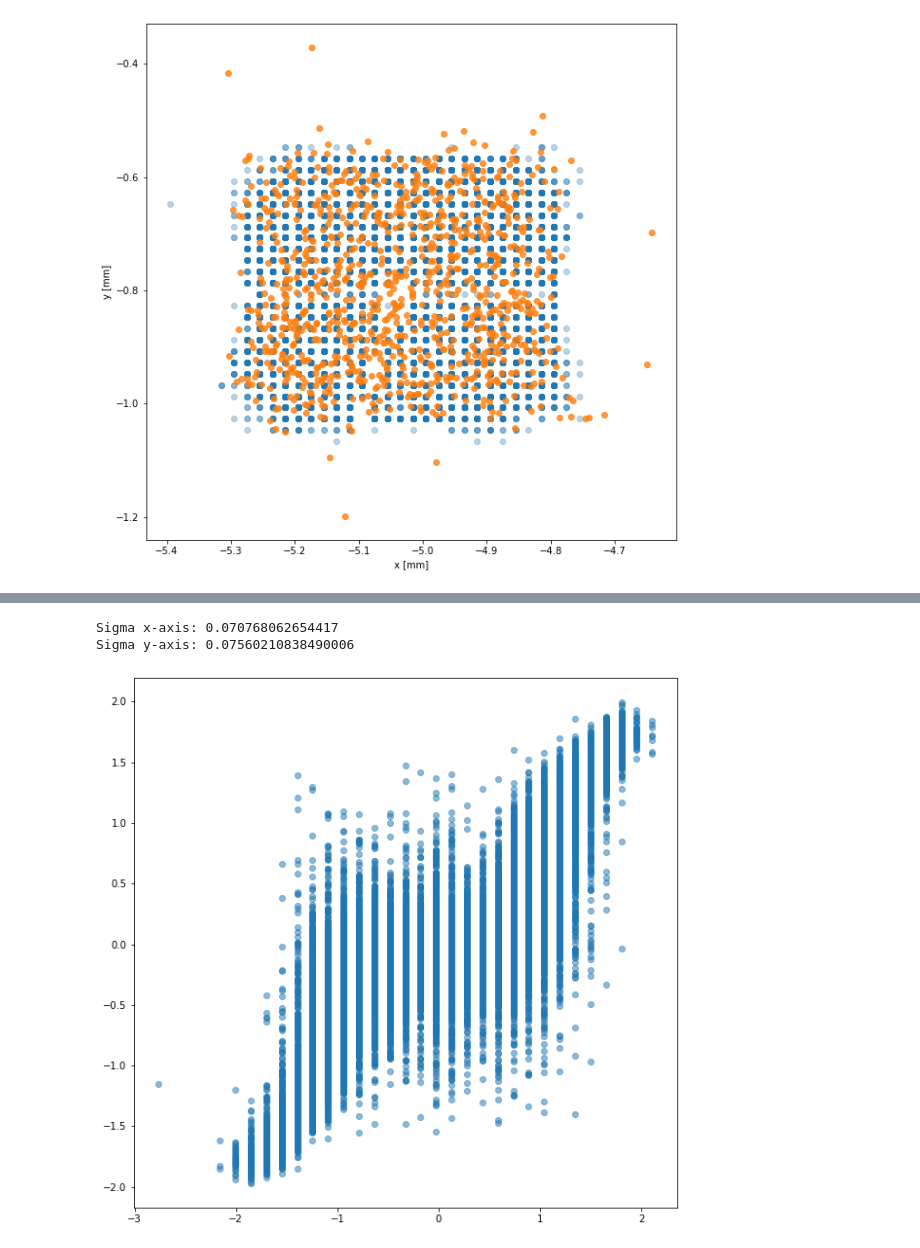
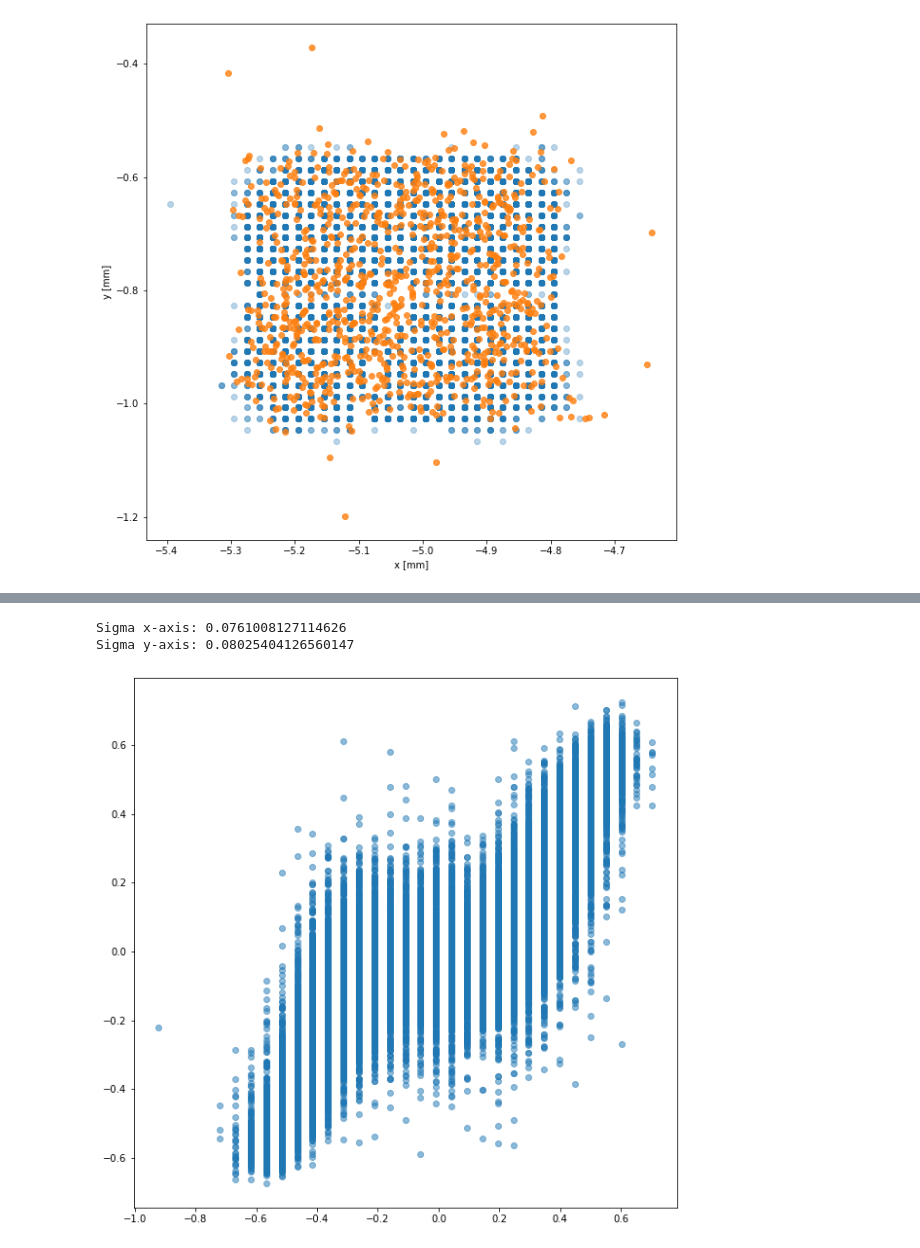
Before and after one commit to icosivi/RSD-ML, a Jupyter notebook: pytorchModel_bis.ipynb, the cells around one changed output, grey strips where cells are left out. Drawn from its saved outputs; the diff is of its cells as text; code cells hidden in the pictures.

```diff
--- a/pytorchModel_bis.ipynb
+++ b/pytorchModel_bis.ipynb
@@ -36,12 +28,3 @@ from scipy.stats import norm
-# %%
-epochs        = 30
-n_layers      = 4
-n_nodes       = 36
-n_outputs     = 2
-drop_out_p    = 0.0
-learning_rate = 0.001
-batch_size    = 1000
-verbose       = True
 # %%
 path = './'
 #df_train = pd.read_csv('csv_TB3_Run21_croci450um_W3_285V_150kWfm.csv', sep=',')
@@ -135,22 +118,22 @@ plt.scatter(y_test[:,0], y_test[:,1], alpha=.8)
 m_train = x_train.mean(0, keepdim=True)
 s_train = x_train.std(0, unbiased=False, keepdim=True)
 x_train -= m_train
-x_train /= s_train
+x_train /= 3*s_train
 
 m_train_y = y_train.mean(0, keepdim=True)
 s_train_y = y_train.std(0, unbiased=False, keepdim=True)
 y_train -= m_train_y
-y_train /= s_train_y
+y_train /= 3*s_train_y
 
 m_test = x_test.mean(0, keepdim=True)
 s_test = x_test.std(0, unbiased=False, keepdim=True)
 x_test -= m_test
-x_test /= s_test
+x_test /= 3*s_test
 
 m_test_y = y_test.mean(0, keepdim=True)
 s_test_y = y_test.std(0, unbiased=False, keepdim=True)
 y_test -= m_test_y
-y_test /= s_test_y
+y_test /= 3*s_test_y
 
 train_tensor = udata.TensorDataset(x_train, y_train)
 test_tensor  = udata.TensorDataset(x_test,  y_test)
@@ -183,14 +166,15 @@ class DNN(nn.Module):
         super(DNN, self).__init__()
         layers = []
         layers.append(nn.Linear(n_var, n_nodes))
-        layers.append(nn.ReLU())
-        #layers.append(nn.Tanh())
+        #layers.append(nn.ReLU())
+        layers.append(nn.Tanh())
 
         for n in list(n_nodes for x in range(n_layers)):
             print(n)
             layers.append(nn.Linear(n, n))
-            layers.append(nn.ReLU())
-            #layers.append(nn.Tanh())
+            #layers.append(nn.ReLU())
+            layers.append(nn.Tanh())
+            layers.append(nn.BatchNorm1d(n))
 
         layers.append(nn.Dropout(p=drop_out_p))
         layers.append(nn.Linear(n_nodes, n_outputs))
@@ -210,7 +194,7 @@ criterion = nn.MSELoss()
 optimizer = optim.Adam(model.parameters(), lr = learning_rate, weight_decay=1e-3)
 #optimizer = optim.SGD(model.parameters(), lr = learning_rate, weight_decay=1e-3)
 
-#scheduler = optim.lr_scheduler.ExponentialLR(optimizer=optimizer, gamma=0.95, last_epoch=-1, verbose=verbose)
+scheduler = optim.lr_scheduler.ExponentialLR(optimizer=optimizer, gamma=0.95, last_epoch=-1, verbose=verbose)
 # %% [output]
 36
 36
@@ -257,7 +241,7 @@ for epoch in range(epochs):
         batch_loss_total = criterion(output, y)
         val_loss_total += batch_loss_total.item()
     val_loss_total /= len(loader_test)
-    #scheduler.step()
+    scheduler.step()
     validation_losses_total[epoch] = val_loss_total
     if np.isnan(val_loss_total):
         print("nan in val")
@@ -341,23 +325,23 @@ plt.scatter(model(x_test).detach().numpy()[:,0], model(x_test).detach().numpy()[
 # %%
 plt.figure(figsize=(10,10))
 
 yhat = model(x_train).detach().numpy()
-yres = (y_train-yhat)*s_train_y
+yres = (y_train-yhat)*3*s_train_y
 plt.scatter(y_train[:,0],yhat[:,0],alpha=.5)
 
 hist_x = yres[1:,0]
 hist_y = yres[1:,1]
 
 mu_x, sigma_x = norm.fit(hist_x)
 mu_y, sigma_y = norm.fit(hist_y)
 print('Sigma x-axis: '+str(sigma_x))
 print('Sigma y-axis: '+str(sigma_y))
 
 #np.savetxt('croci450_run_laser-20.txt', yres.numpy(), fmt='%f')
 # %% [output]
-Sigma x-axis: 0.070768062654417
-Sigma y-axis: 0.07560210838490006
+Sigma x-axis: 0.0761008127114626
+Sigma y-axis: 0.08025404126560147
-[figure, old version]
+[figure, new version]
 # %%
 plt.figure(figsize=(10,10))
 
```
Also changed, not shown: parts of 10 cells of this notebook, 2 other files.
